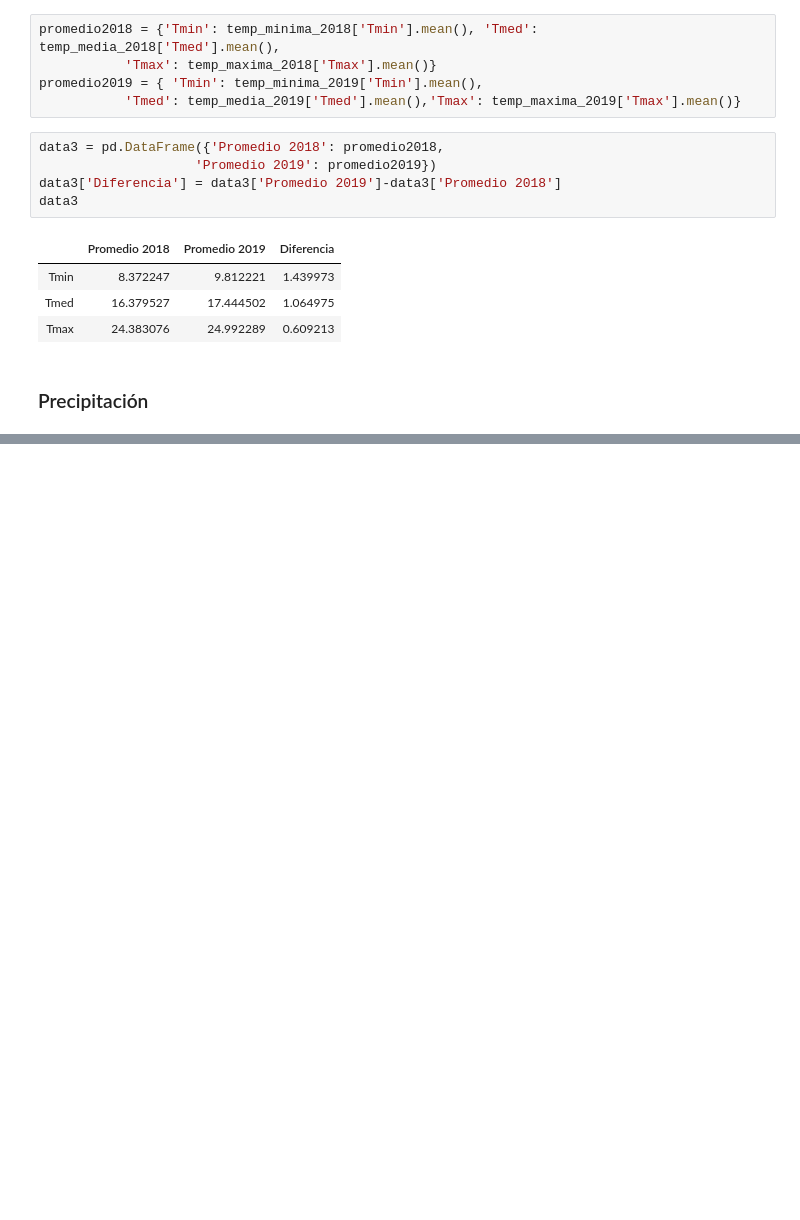
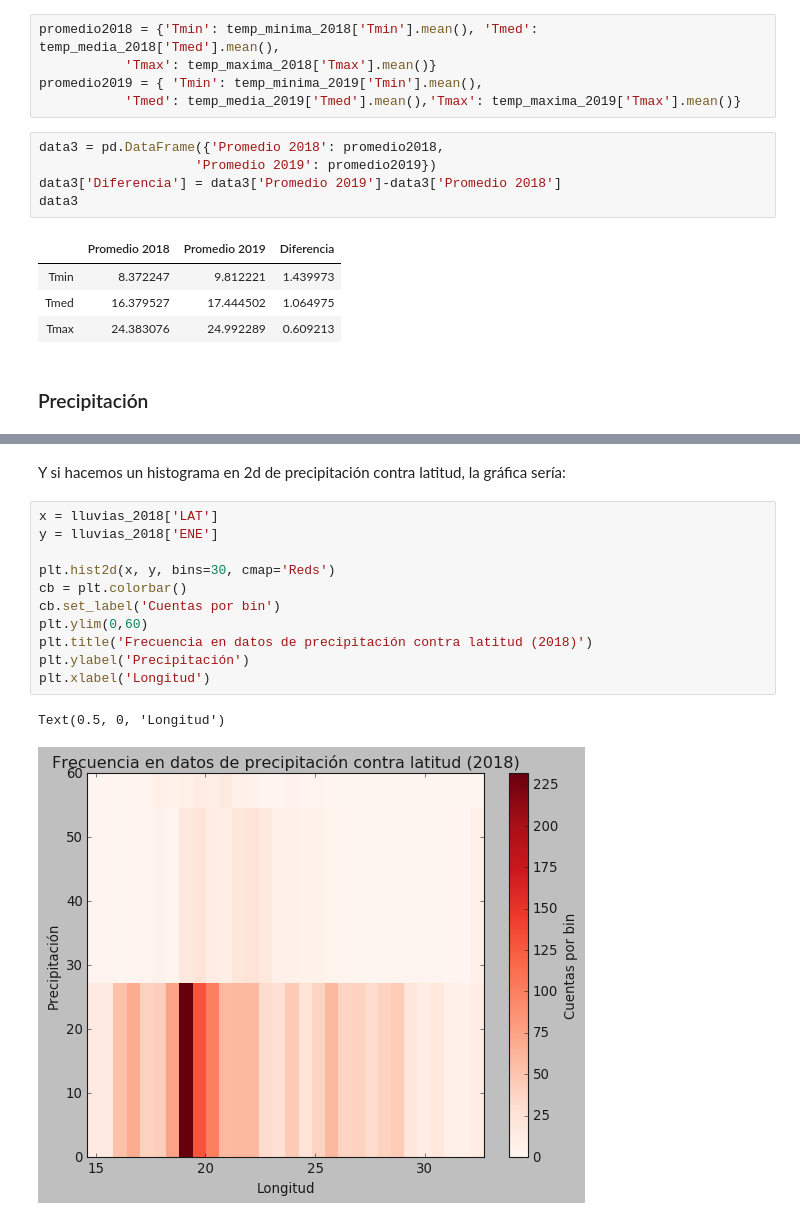
Before and after one commit to DCIDA2019/da2019-anaisabelotodo, a Jupyter notebook: Semana4/Tarea/Tarea4.ipynb, the cells around one changed output, grey strips where cells are left out. Drawn from its saved outputs; the diff is of its cells as text; blank space fills up the shorter version.

```diff
--- a/Semana4/Tarea/Tarea4.ipynb
+++ b/Semana4/Tarea/Tarea4.ipynb
@@ -1136,0 +1315,16 @@ data3
+# %% [markdown]
+Y si hacemos un histograma en 2d de precipitación contra latitud, la gráfica sería:
+# %%
+x = lluvias_2018['LAT']
+y = lluvias_2018['ENE']
+
+plt.hist2d(x, y, bins=30, cmap='Reds')
+cb = plt.colorbar()
+cb.set_label('Cuentas por bin')
+plt.ylim(0,60)
+plt.title('Frecuencia en datos de precipitación contra latitud (2018)')
+plt.ylabel('Precipitación')
+plt.xlabel('Longitud')
+# %% [output]
+Text(0.5, 0, 'Longitud')
+[figure, added]
```
Also changed, not shown: parts of 84 cells of this notebook.
